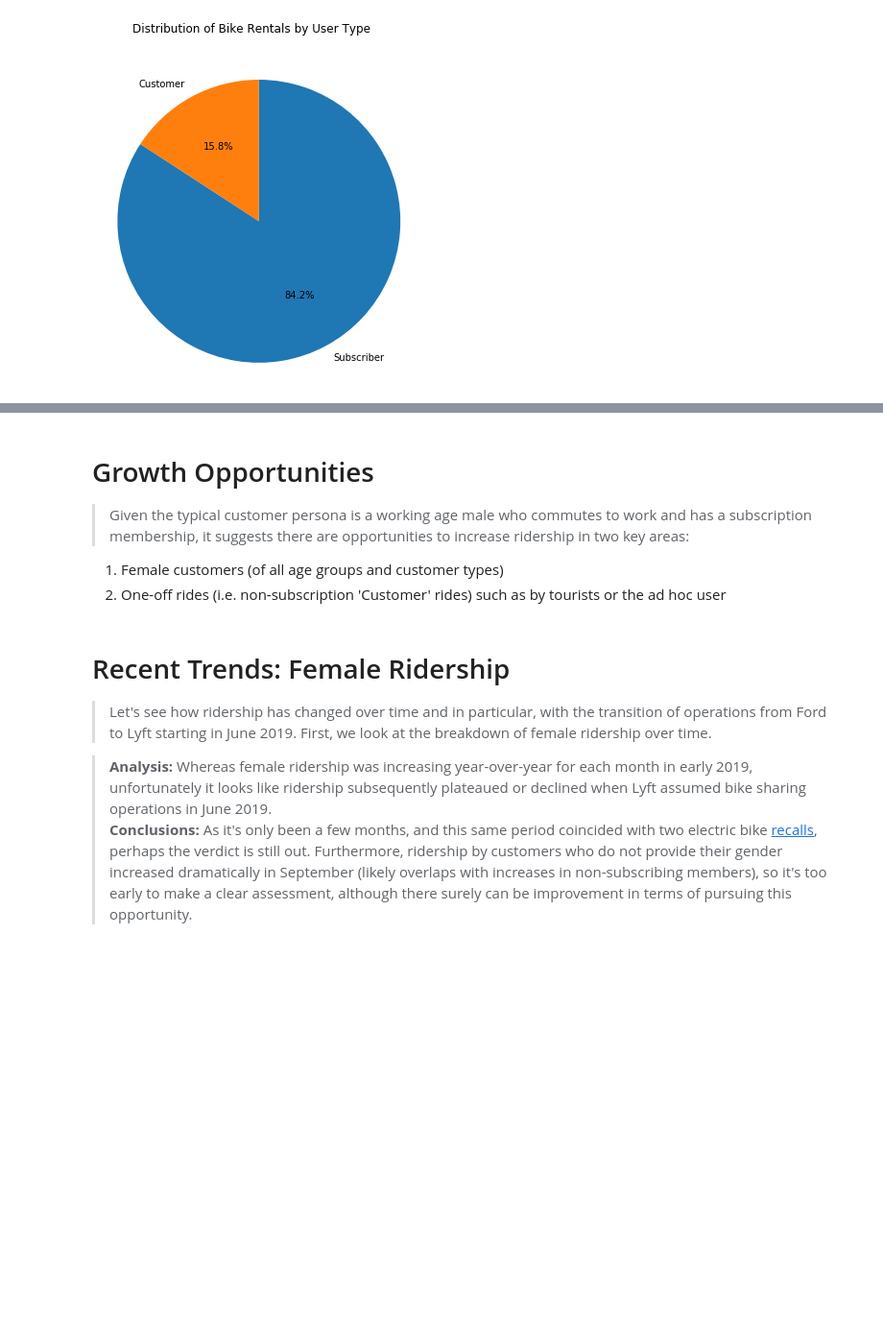
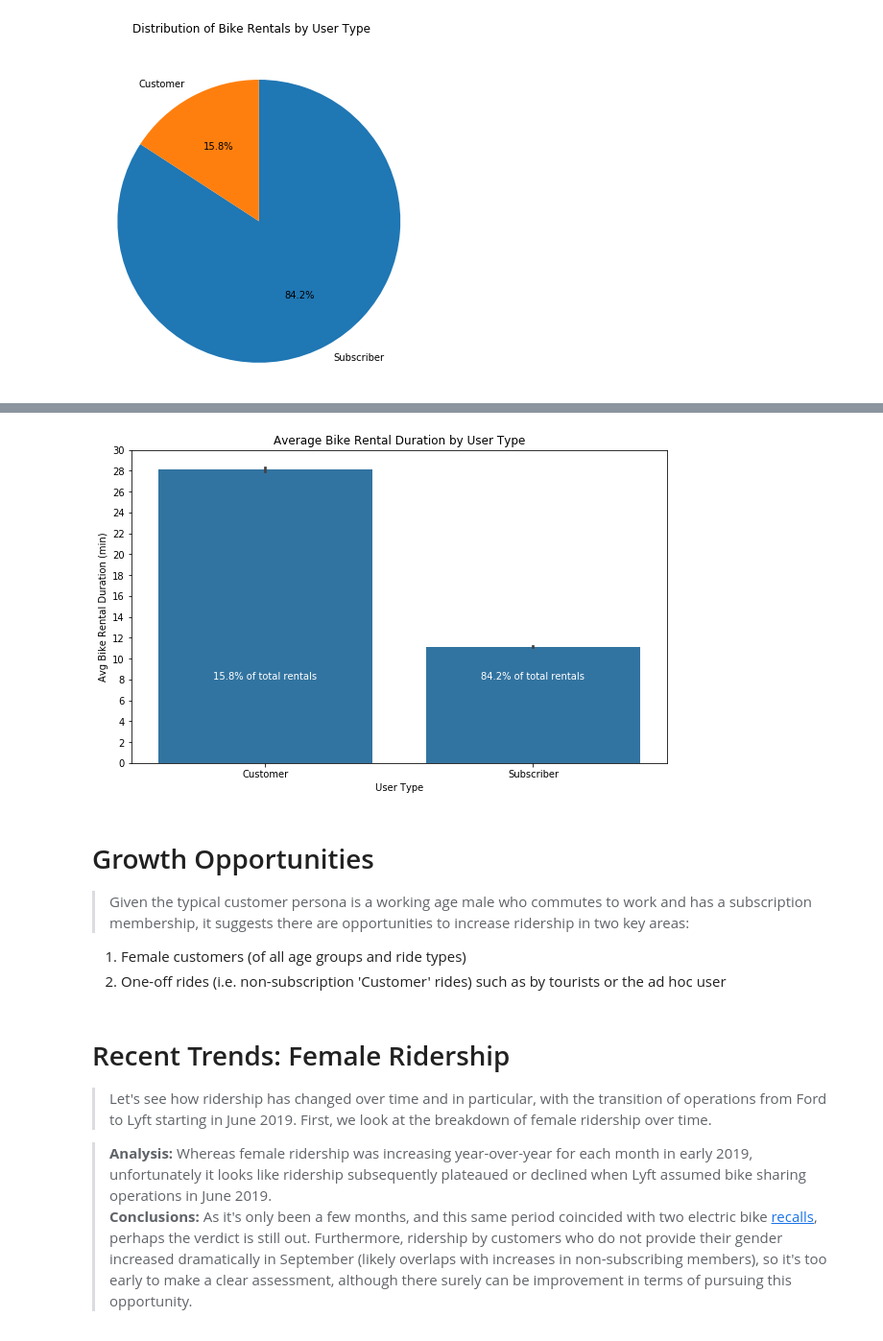
Before and after one commit to jerrycyip/Analysis_Lyft_Bay_Wheels_System_Data, a Jupyter notebook: Lyft_Bay_Wheels_Slide_Deck.ipynb, the cells around one changed output, grey strips where cells are left out. Shown: that part at 96% size. Saved outputs shown, nothing was run; the diff lists cells and outputs as text; code cells hidden in the pictures; blank space fills up the shorter version.

```diff
--- a/Lyft_Bay_Wheels_Slide_Deck.ipynb
+++ b/Lyft_Bay_Wheels_Slide_Deck.ipynb
@@ -106,7 +109,34 @@ plt.xticks(rotation = 30);
+# %%
+# Next, we'll try a bar plot of average rental duration by user type
+plt.figure(figsize = (10, 6))
+base_color = sns.color_palette()[0]
+
+g=sns.barplot(data = bike_clean, x = 'user_type', y = 'duration_min', color = base_color)
+plt.xlabel('User Type')
+plt.ylabel('Avg Bike Rental Duration (min)')
+plt.title('Average Bike Rental Duration by User Type');
+plt.yticks(np.arange(0, 31, 2));
+
+# add annotations
+n_points = bike_clean.shape[0]
+user_counts = bike_clean['user_type'].value_counts()
+locs, labels = plt.xticks() # get the current tick locations and labels
+
+# loop through each pair of locations and labels
+for loc, label in zip(locs, labels):
+
+    # get the text property for the label to get the correct count
+    count = user_counts[label.get_text()]
+    pct_string = '{:0.1f}% of total rentals'.format(100*count/n_points)
+
+    # print the annotation just above the top of the bar
+    plt.text(loc, 8, pct_string, ha = 'center', color = 'white');
+# %% [output]
+[figure, added]
 # %% [markdown]
 # Growth Opportunities
 > Given the typical customer persona is a working age male who commutes to work and has a subscription membership, it suggests there are opportunities to increase ridership in two key areas:
-1. Female customers (of all age groups and customer types)
+1. Female customers (of all age groups and ride types)
 2. One-off rides (i.e. non-subscription 'Customer' rides) such as by tourists or the ad hoc user
 # %% [markdown]
 # Recent Trends: Female Ridership
```
Also changed, not shown: parts of 6 cells of this notebook.
